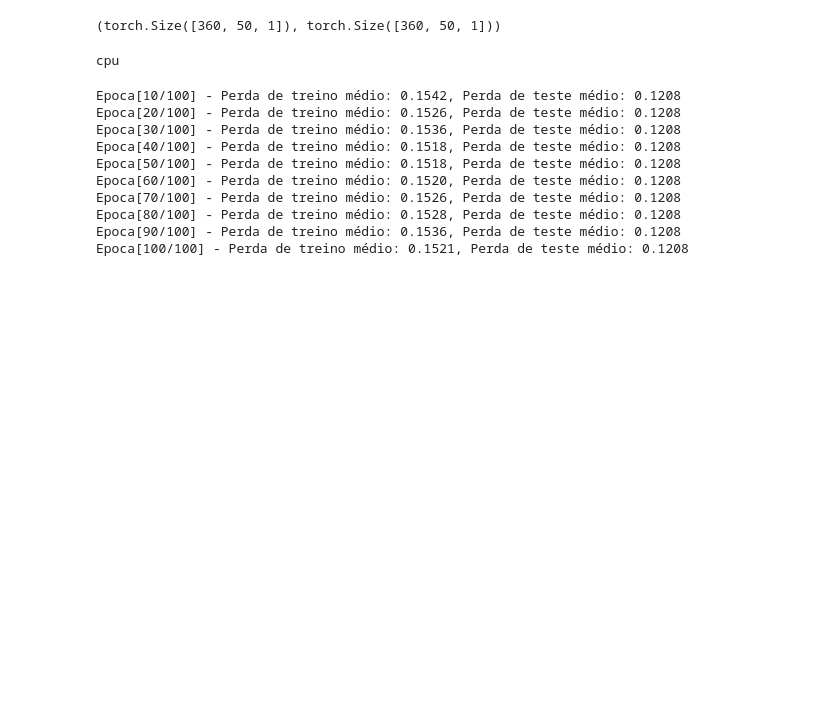
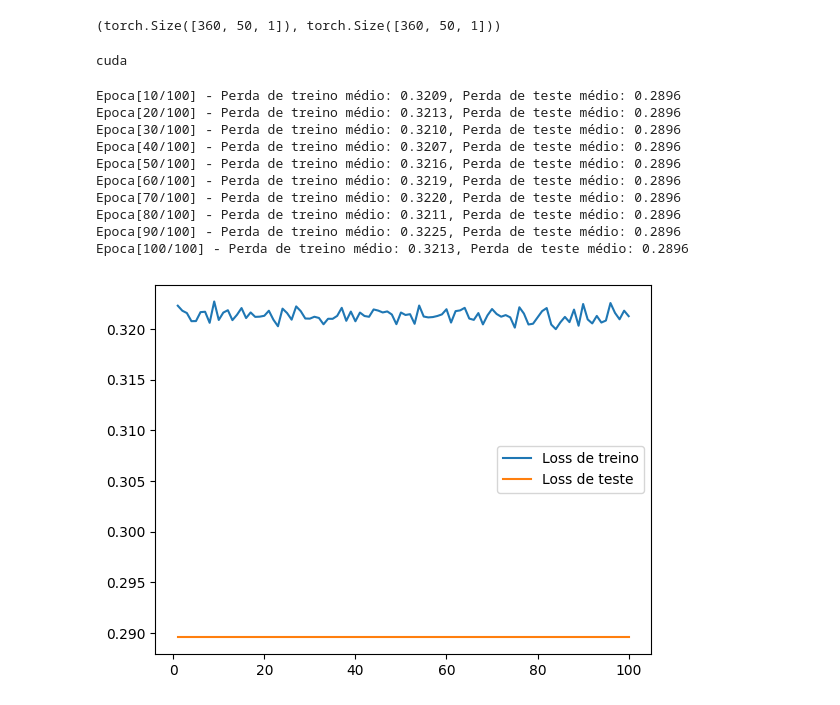
Before and after one commit to NelsonFSP/Forecast_prediction, a Jupyter notebook: app.ipynb, the cells around one changed output. Cells and saved outputs as stored; diff of their text form; code cells hidden in the pictures; blank space fills up the shorter version.

Commit message:
Conclusão de avaliação da previsão do modelo

```diff
--- a/app.ipynb
+++ b/app.ipynb
@@ -27,8 +27,7 @@ plt.show
 [figure]
 # %%
 #Vamos padronizar as médias de valor do ticker
-#feature_range=(0,1)
-norm = MinMaxScaler()
+norm = MinMaxScaler(feature_range=(0,1))
 normalized = df_reduced.iloc[:, 2:3]
 df_reduced['Stand']= norm.fit_transform(normalized.values)
 # %%
@@ -92,15 +91,15 @@ class LSTMModel(torch.nn.Module):
         return out
 # %%
 #Checagem dos resources da máquina a qual irá rodar o modelo LSTM
-device = torch.device('cpu')
+device = torch.device('cuda')
 print(device)
 # %% [output]
-cpu
+cuda
 # %%
 #Definição dos parâmetros do modelo LSTM
 input_size = 1
-num_layers = 2
-hidden_size = 4
+num_layers = 6
+hidden_size = 64
 output_size = 1
 
 #Definição do Modelo
@@ -110,13 +109,13 @@ model = LSTMModel(input_size, hidden_size, num_layers).to(device)
 loss_func = torch.nn.MSELoss(reduction='mean')
 
 #Definição do otimizador
-optimizer = torch.optim.Adam(model.parameters(), lr=0.0017136606738724675)
+optimizer = torch.optim.Adam(model.parameters(), lr=0.001234567)
 # %%
 #Criação dos DataLoaders para o treinamento e teste
 import torch.utils
 import torch.utils.data
 
-batch_size = 10
+batch_size = 18
 
 #DataLoader de treino
 training_data = torch.utils.data.TensorDataset(x_training, y_training)
@@ -177,13 +176,22 @@ for epoch in range(epochs):
     if(epoch + 1)%10 == 0:
         print(f'Epoca[{epoch+1}/{epochs}] - Perda de treino médio: {loss_medio_treino:.4f}, Perda de teste médio: {loss_medio_teste:.4f}')
 # %% [output]
-Epoca[10/100] - Perda de treino médio: 0.1542, Perda de teste médio: 0.1208
-Epoca[20/100] - Perda de treino médio: 0.1526, Perda de teste médio: 0.1208
-Epoca[30/100] - Perda de treino médio: 0.1536, Perda de teste médio: 0.1208
-Epoca[40/100] - Perda de treino médio: 0.1518, Perda de teste médio: 0.1208
-Epoca[50/100] - Perda de treino médio: 0.1518, Perda de teste médio: 0.1208
-Epoca[60/100] - Perda de treino médio: 0.1520, Perda de teste médio: 0.1208
-Epoca[70/100] - Perda de treino médio: 0.1526, Perda de teste médio: 0.1208
-Epoca[80/100] - Perda de treino médio: 0.1528, Perda de teste médio: 0.1208
-Epoca[90/100] - Perda de treino médio: 0.1536, Perda de teste médio: 0.1208
-Epoca[100/100] - Perda de treino médio: 0.1521, Perda de teste médio: 0.1208
+Epoca[10/100] - Perda de treino médio: 0.3209, Perda de teste médio: 0.2896
+Epoca[20/100] - Perda de treino médio: 0.3213, Perda de teste médio: 0.2896
+Epoca[30/100] - Perda de treino médio: 0.3210, Perda de teste médio: 0.2896
+Epoca[40/100] - Perda de treino médio: 0.3207, Perda de teste médio: 0.2896
+Epoca[50/100] - Perda de treino médio: 0.3216, Perda de teste médio: 0.2896
+Epoca[60/100] - Perda de treino médio: 0.3219, Perda de teste médio: 0.2896
+Epoca[70/100] - Perda de treino médio: 0.3220, Perda de teste médio: 0.2896
+Epoca[80/100] - Perda de treino médio: 0.3211, Perda de teste médio: 0.2896
+Epoca[90/100] - Perda de treino médio: 0.3225, Perda de teste médio: 0.2896
+Epoca[100/100] - Perda de treino médio: 0.3213, Perda de teste médio: 0.2896
+# %%
+#Verificando as perdas na base de treino e de teste
+x = np.linspace(1, epochs, epochs)
+plt.plot(x, training_hist, scalex=False, label="Loss de treino")
+plt.plot(x, test_hist, label='Loss de teste')
+plt.legend()
+plt.show()
+# %% [output]
+[figure, added]
```
Also changed, not shown: parts of 3 cells of this notebook.
